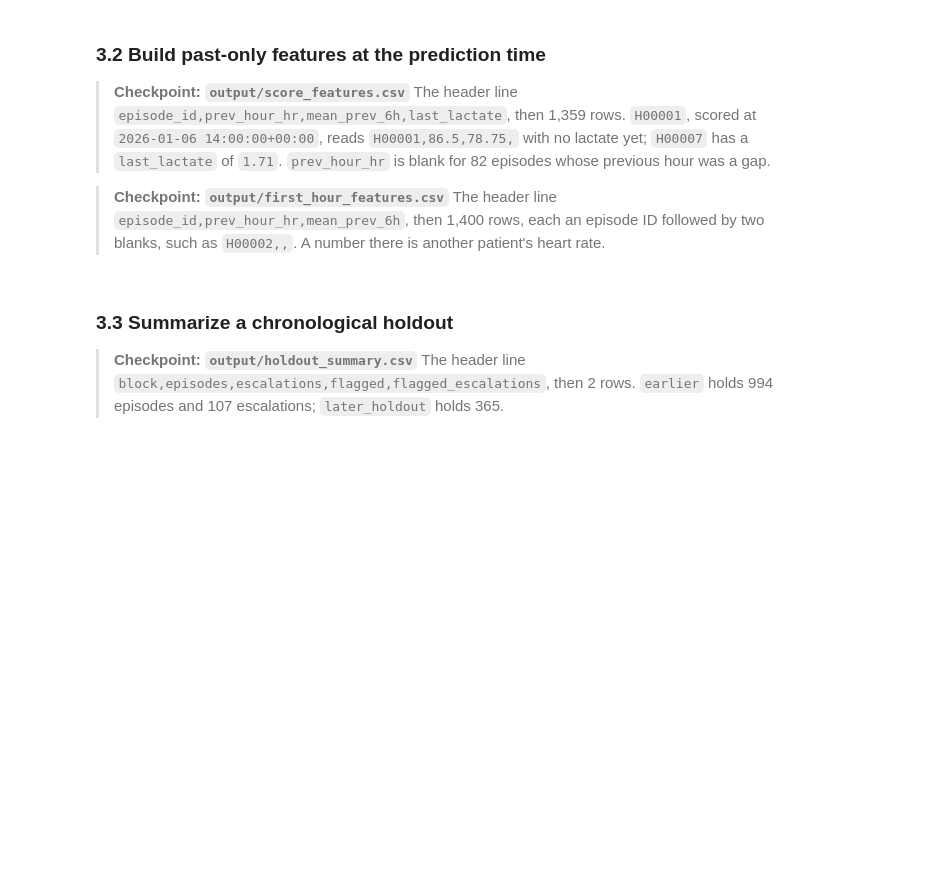
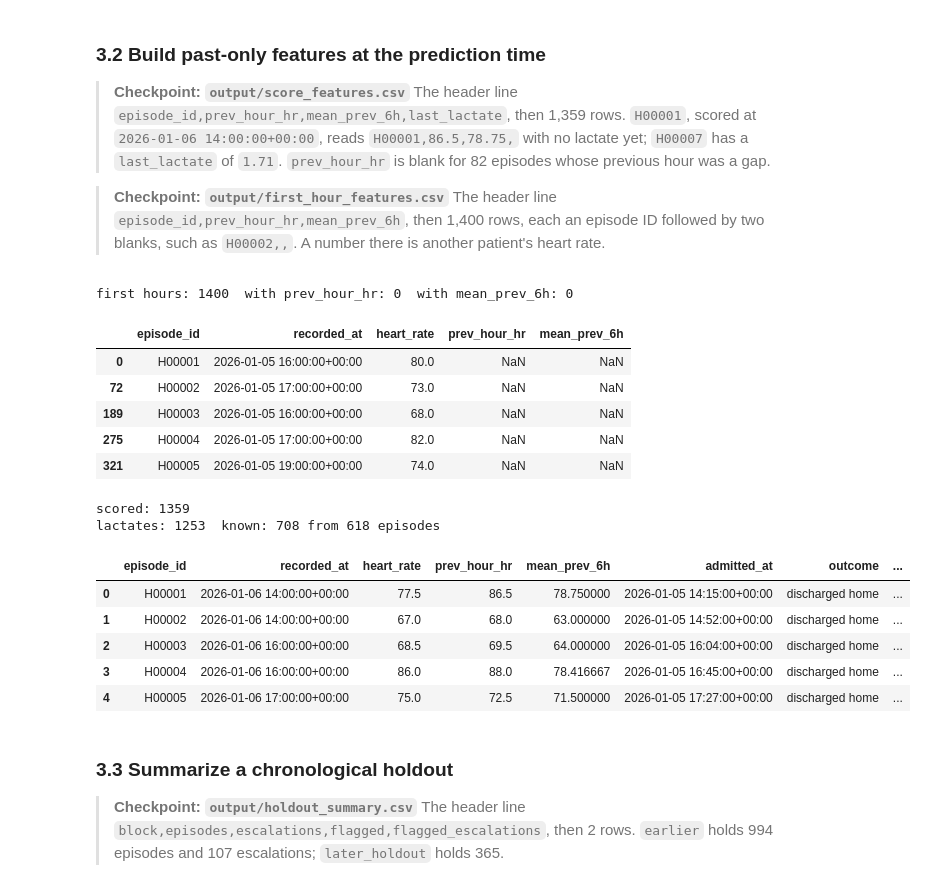
Before and after one commit to Qiyun506/ds217-26f-09, a Jupyter notebook: assignment.ipynb, the cells around one changed output. Saved outputs shown, nothing was run; the diff lists cells and outputs as text; code cells hidden in the pictures; blank space fills up the shorter version.

```diff
--- a/assignment.ipynb
+++ b/assignment.ipynb
@@ -164,29 +332,62 @@ lab_turnaround
 > **Checkpoint: `output/first_hour_features.csv`**
 > The header line `episode_id,prev_hour_hr,mean_prev_6h`, then 1,400 rows, each an episode ID followed by two blanks, such as `H00002,,`. A number there is another patient's heart rate.
 # %%
-scored = None  # TODO (README 3.2 step 1): episode_id, admitted_at, outcome, and prediction_time
+# TODO (README 3.2 step 1): episode_id, admitted_at, outcome, and prediction_time
+scored = episodes[["episode_id", "admitted_at", "outcome"]].copy()
+scored["prediction_time"] = scored["admitted_at"].dt.floor("h") + SCORE_AFTER
 
 features = hourly[["episode_id", "recorded_at", "heart_rate"]].copy()
 # TODO (README 3.2 step 2): add prev_hour_hr and mean_prev_6h within each episode
+by_episode = features.groupby("episode_id")["heart_rate"]
+features["prev_hour_hr"] = by_episode.shift(1)
+features["mean_prev_6h"] = by_episode.transform(lambda s: s.shift(1).rolling(6, min_periods=1).mean())
 
-first_hours = None  # TODO (README 3.2 step 3): each episode's first row of features
+first_hours = features.groupby("episode_id").head(1)  # TODO (README 3.2 step 3): each episode's first row of features
 print("first hours:", len(first_hours), " with prev_hour_hr:", first_hours["prev_hour_hr"].notna().sum(),
       " with mean_prev_6h:", first_hours["mean_prev_6h"].notna().sum())
 # TODO (README 3.2 step 3): save episode_id, prev_hour_hr, and mean_prev_6h to FIRST_HOUR_PATH
+first_hours[["episode_id", "prev_hour_hr", "mean_prev_6h"]].to_csv(FIRST_HOUR_PATH, index=False)
 display(first_hours.head())
 
-score_features = None  # TODO (README 3.2 step 4): merge scored, then keep the rows at the prediction time
+# TODO (README 3.2 step 4): merge scored, then keep the rows at the prediction time
+score_features = features.merge(scored, on="episode_id", validate="many_to_one")
+score_features = score_features[score_features["recorded_at"] == score_features["prediction_time"]]
 print("scored:", len(score_features))
 
-lactate = None  # TODO (README 3.2 step 5): the Lactate rows of labs, with prediction_time merged on
-known = None  # TODO (README 3.2 step 5): the lactates resulted by the prediction time
+lactate = labs[labs["test"] == "Lactate"].merge(
+    scored[["episode_id", "prediction_time"]], on="episode_id", validate="many_to_one"
+)  # TODO (README 3.2 step 5): the Lactate rows of labs, with prediction_time merged on
+known = lactate[lactate["resulted_at"] <= lactate["prediction_time"]]  # TODO (README 3.2 step 5): the lactates resulted by the prediction time
 print("lactates:", len(lactate), " known:", len(known), "from", known["episode_id"].nunique(), "episodes")
-last_lactate = None  # TODO (README 3.2 step 5): each episode's latest known value, named last_lactate
+last_lactate = (
+    known.sort_values("resulted_at", kind="stable")
+    .groupby("episode_id")
+    .tail(1)[["episode_id", "value"]]
+    .rename(columns={"value": "last_lactate"})
+)  # TODO (README 3.2 step 5): each episode's latest known value, named last_lactate
 
 # TODO (README 3.2 step 6): left-merge last_lactate onto score_features
 # TODO (README 3.2 step 7): save episode_id and the three features to FEATURES_PATH
+score_features = score_features.merge(last_lactate, on="episode_id", how="left", validate="one_to_one")
+score_features[["episode_id", "prev_hour_hr", "mean_prev_6h", "last_lactate"]].to_csv(FEATURES_PATH, index=False)
 
 score_features.head()
+# %% [output]
+first hours: 1400  with prev_hour_hr: 0  with mean_prev_6h: 0
+|  | episode_id | recorded_at | heart_rate | prev_hour_hr | mean_prev_6h |
+| 0 | H00001 | 2026-01-05 16:00:00+00:00 | 80.0 | NaN | NaN |
+| 72 | H00002 | 2026-01-05 17:00:00+00:00 | 73.0 | NaN | NaN |
+| 189 | H00003 | 2026-01-05 16:00:00+00:00 | 68.0 | NaN | NaN |
+| 275 | H00004 | 2026-01-05 17:00:00+00:00 | 82.0 | NaN | NaN |
+| 321 | H00005 | 2026-01-05 19:00:00+00:00 | 74.0 | NaN | NaN |
+scored: 1359
+lactates: 1253  known: 708 from 618 episodes
+|  | episode_id | recorded_at | heart_rate | prev_hour_hr | mean_prev_6h | admitted_at | outcome | ... |
+| 0 | H00001 | 2026-01-06 14:00:00+00:00 | 77.5 | 86.5 | 78.750000 | 2026-01-05 14:15:00+00:00 | discharged home | ... |
+| 1 | H00002 | 2026-01-06 14:00:00+00:00 | 67.0 | 68.0 | 63.000000 | 2026-01-05 14:52:00+00:00 | discharged home | ... |
+| 2 | H00003 | 2026-01-06 16:00:00+00:00 | 68.5 | 69.5 | 64.000000 | 2026-01-05 16:04:00+00:00 | discharged home | ... |
+| 3 | H00004 | 2026-01-06 16:00:00+00:00 | 86.0 | 88.0 | 78.416667 | 2026-01-05 16:45:00+00:00 | discharged home | ... |
+| 4 | H00005 | 2026-01-06 17:00:00+00:00 | 75.0 | 72.5 | 71.500000 | 2026-01-05 17:27:00+00:00 | discharged home | ... |
 # %% [markdown]
 ### 3.3 Summarize a chronological holdout
 
```
Also changed, not shown: parts of 10 cells of this notebook, 7 other files.
